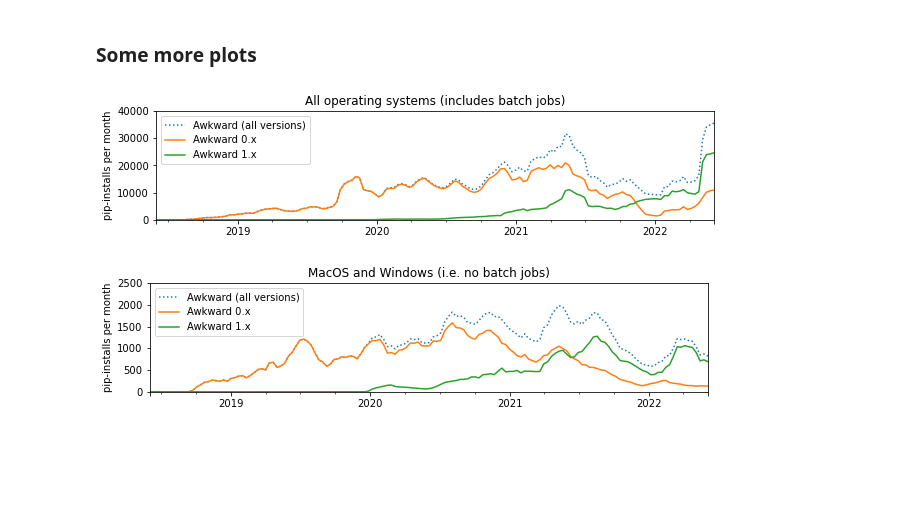
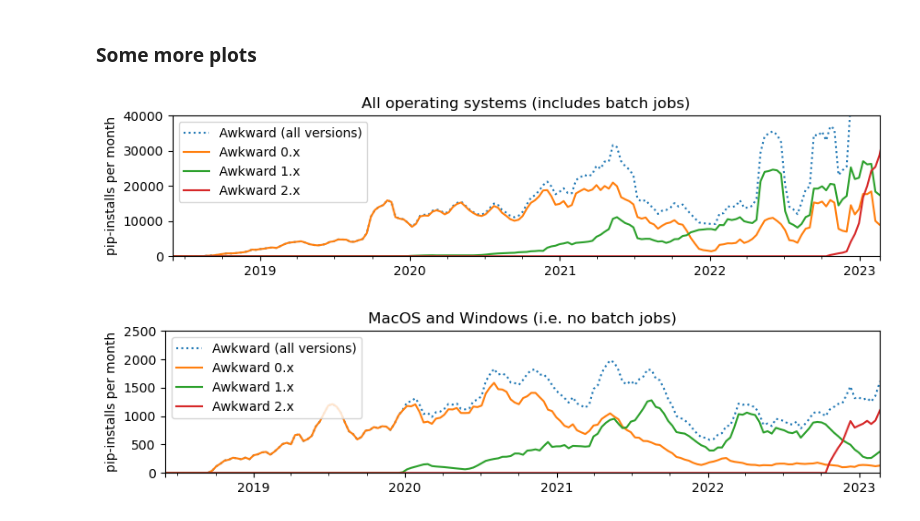
Before and after one commit to jpivarski-talks/2022-03-04-reload-statistics, a Jupyter notebook: pip-downloads.ipynb, the cells around one changed output. Saved outputs shown, nothing was run; the diff lists cells and outputs as text; code cells hidden in the pictures; blank space fills up the shorter version.

```diff
--- a/pip-downloads.ipynb
+++ b/pip-downloads.ipynb
@@ -210,6 +216,6 @@ coffea07["project"] = "Coffea 0.7.x"
 coffea_total["project"] = "Coffea (all versions)"
 # %%
-pip = pd.concat([pip, uproot1, uproot2, uproot3, uproot4, uproot_total, awkward0, awkward1, awkward_total, coffea06, coffea07, coffea_total])
+pip = pd.concat([pip, uproot1, uproot2, uproot3, uproot4, uproot5, uproot_total, awkward0, awkward1, awkward2, awkward_total, coffea06, coffea07, coffea08, coffea_total])
 # %% [markdown]
 # Python version of Uproot users
 # %%
@@ -234,7 +240,7 @@ pip_bypyversion
 # %%
 pythons = pip_bypyversion.index.levels[0].tolist()
 by_python = {}
-for python in ["3.11", "3.10", "3.9", "3.8", "3.7", "3.6", "3.5", "3.4", "3.3", "2.7", "2.6"]:
+for python in ["3.12", "3.11", "3.10", "3.9", "3.8", "3.7", "3.6", "3.5", "3.4", "3.3", "2.7", "2.6"]:
     tmp = pip_bypyversion.loc[python]
     by_python[python] = tmp.resample("10D", origin=pd.to_datetime("2020-07-24"))["count"].sum()
 all_pythons = pd.DataFrame(by_python, index=by_python["3.8"].index).fillna(0)
@@ -466,6 +472,6 @@ by_package = {}
 for package in packages:
     tmp = pip.loc[package]
     by_package[package] = tmp.resample("10D", origin=pd.to_datetime("2020-07-24"))["count"].sum()
-all_packages = pd.DataFrame(by_package, index=by_package["iminuit"].index).fillna(0)
+all_packages = pd.DataFrame(by_package, index=by_package["uproot"].index).fillna(0)
 # %%
 ax = all_packages[[
@@ -569,6 +643,6 @@ by_package = {}
 for package in packages:
     tmp = pip.loc[package]
     by_package[package] = tmp.resample("10D", origin=pd.to_datetime("2020-07-24"))["count"].sum()
-all_packages = pd.DataFrame(by_package, index=by_package["iminuit"].index).fillna(0)
+all_packages = pd.DataFrame(by_package, index=by_package["uproot"].index).fillna(0)
 # %%
 ax = all_packages[[
@@ -666,21 +812,21 @@ ax.get_figure().savefig("PLOTS/pip-macwin-coffea-lin.pdf")
 ### Some more plots
 # %%
 ax = all_packages_allos[[
-    "Awkward (all versions)", "Awkward 0.x", "Awkward 1.x",
-]].rolling(6).mean().plot(logy=False, style=[":", "-", "-"], figsize=(10, 2))
+    "Awkward (all versions)", "Awkward 0.x", "Awkward 1.x", "Awkward 2.x"
+]].rolling(6).mean().plot(logy=False, style=[":", "-", "-", "-"], figsize=(10, 2))
 ax.set_ylim(0, 40000)
 ax.set_xlim(pd.to_datetime("2018-06-01"), all_packages.index[-5])
 ax.legend(loc="upper left")
 ax.set_xlabel("")
 ax.set_ylabel("pip-installs per month")
 ax.set_title("All operating systems (includes batch jobs)")
 ax.get_figure().savefig("/tmp/pip-allos-awkward-lin.svg")
 # %% [output]
-[figure, old version]
+[figure, new version]
 # %%
 ax = all_packages[[
-    "Awkward (all versions)", "Awkward 0.x", "Awkward 1.x",
-]].rolling(6).mean().plot(logy=False, style=[":", "-", "-"], figsize=(10, 2))
+    "Awkward (all versions)", "Awkward 0.x", "Awkward 1.x", "Awkward 2.x"
+]].rolling(6).mean().plot(logy=False, style=[":", "-", "-", "-"], figsize=(10, 2))
 ax.set_ylim(0, 2500)
 ax.set_xlim(pd.to_datetime("2018-06-01"), all_packages.index[-5])
 ax.legend(loc="upper left")
@@ -689,4 +835,4 @@ ax.set_ylabel("pip-installs per month")
 ax.set_title("MacOS and Windows (i.e. no batch jobs)")
 ax.get_figure().savefig("/tmp/pip-macwin-awkward-lin.svg")
 # %% [output]
-[figure, old version]
+[figure, new version]
```
Also changed, not shown: parts of 31 cells of this notebook, 48 other files.
